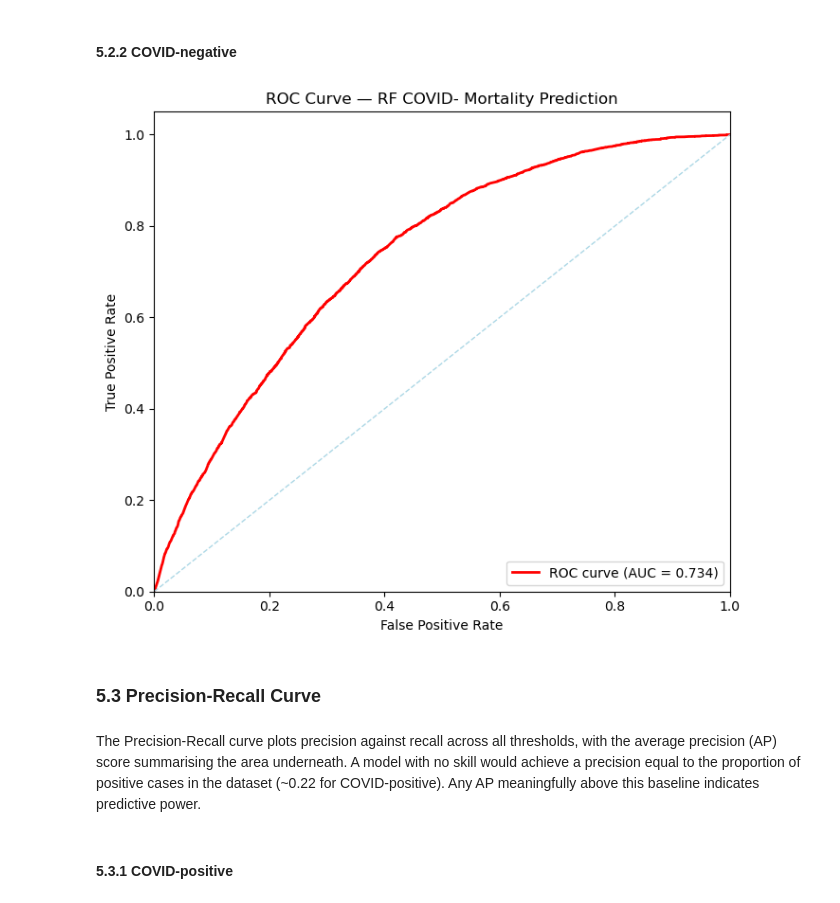
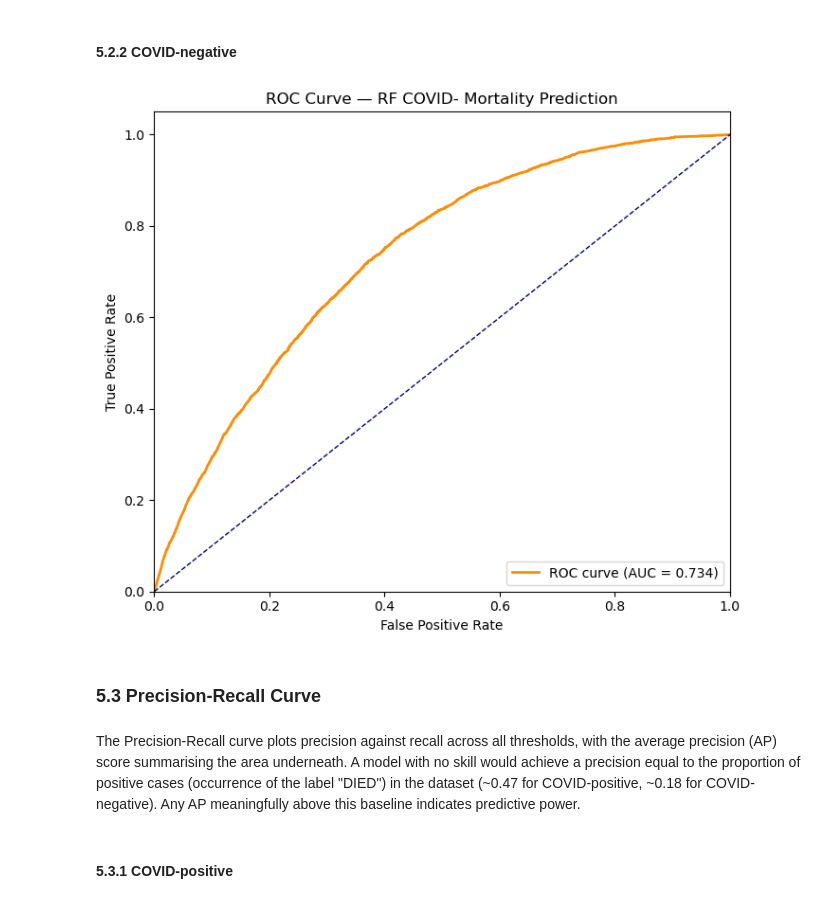
Before and after one commit to nicofontaine/Foundations-of-Data-Science, a Jupyter notebook: Random_forest_final.ipynb, the cells around one changed output. Cells and saved outputs as stored; diff of their text form; code cells hidden in the pictures.

```diff
--- a/Random_forest_final.ipynb
+++ b/Random_forest_final.ipynb
@@ -239,3 +216,29 @@ RandomForestClassifier(class_weight='balanced', max_depth=10, n_estimators=200,
                        n_jobs=-1, random_state=42)
 # %% [markdown]
 ### 4.2 COVID-negative
+# %%
+#Nested Cross-validation & Hyperparameter tuning
+outer_scores_neg = []
+best_params_list_neg = []
+
+#Outer loop
+for train_idx, valid_idx in outer_cv.split(X_train_neg, y_train_neg):
+    X_train_cv, X_valid_cv = X_train_neg.iloc[train_idx], X_train_neg.iloc[valid_idx]
+    y_train_cv, y_valid_cv = y_train_neg[train_idx], y_train_neg[valid_idx]
+
+    #Inner loop
+    grid_neg = GridSearchCV(
+        estimator=model,
+        param_grid=param_grid,
+        cv=inner_cv,
+        scoring="recall",
+        n_jobs=-1,
+        verbose=1
+    )
+
+    #Fit initial model
+    grid_neg.fit(X_train_cv, y_train_cv)
+
+    best_params_list_neg.append(grid_neg.best_params_)
+    y_pred_cv = grid_neg.best_estimator_.predict(X_valid_cv)
+    outer_scores_neg.append(recall_score(y_valid_cv, y_pred_cv))
@@ -242,7 +251,7 @@ RandomForestClassifier(class_weight='balanced', max_depth=10, n_estimators=200,
 # %%
-#Fit initial model
-grid_neg = grid.fit(X_train_neg, y_train_neg)
-
-print("Best hyperparameters:", grid_neg.best_params_)
-print("Best CV ROC-AUC:", grid_neg.best_score_)
+#Print results
+print("Recall per fold COVID-:", [f"{s:.3f}" for s in outer_scores_neg])
+print(f"Mean Recall: {np.mean(outer_scores_neg):.3f} ± {np.std(outer_scores_neg):.3f}")
+print("Best CV Recall:", grid_neg.best_score_)
+print("Best params per fold:", best_params_list_neg)
 # %% [output]
@@ -252,6 +262,6 @@ Best CV ROC-AUC: 0.7391256391891513
 # %%
 #Fit final model on full training set using the best hyperparameters
-best_model_neg = grid_neg.best_estimator_
+best_model_neg = RandomForestClassifier(random_state=42, n_jobs=-1, class_weight="balanced", **grid_neg.best_params_)
 best_model_neg.fit(X_train_neg, y_train_neg)
 # %% [output]
 RandomForestClassifier(class_weight='balanced', max_depth=10,
@@ -350,25 +360,25 @@ plt.show()
 # %%
 fpr_neg, tpr_neg, _ = roc_curve(y_test_neg, y_proba_neg)
 roc_auc_neg = auc(fpr_neg, tpr_neg)
 
 plt.figure(figsize=(7, 6))
-plt.plot(fpr_neg, tpr_neg, color='red', lw=2, label=f'ROC curve (AUC = {roc_auc_neg:.3f})')
-plt.plot([0, 1], [0, 1], color='lightblue', linestyle='--', lw=1)
+plt.plot(fpr_neg, tpr_neg, color='darkorange', lw=2, label=f'ROC curve (AUC = {roc_auc_neg:.3f})')
+plt.plot([0, 1], [0, 1], color='navy', linestyle='--', lw=1)
 plt.xlim([0.0, 1.0])
 plt.ylim([0.0, 1.05])
 plt.xlabel('False Positive Rate')
 plt.ylabel('True Positive Rate')
 plt.title('ROC Curve — RF COVID- Mortality Prediction')
 plt.legend(loc="lower right")
 plt.tight_layout()
 plt.savefig("roc_curve_neg.png", dpi=150)
 plt.show()
 # %% [output]
-[figure, old version]
+[figure, new version]
 # %% [markdown]
 ### 5.3 Precision-Recall Curve
 # %% [markdown]
-The Precision-Recall curve  plots precision against recall across all thresholds, with the average precision (AP) score summarising the area underneath. A model with no skill would achieve a precision equal to the proportion of positive cases in the dataset (~0.22 for COVID-positive). Any AP meaningfully above this baseline indicates predictive power.
+The Precision-Recall curve  plots precision against recall across all thresholds, with the average precision (AP) score summarising the area underneath. A model with no skill would achieve a precision equal to the proportion of positive cases (occurrence of the label "DIED") in the dataset (~0.47 for COVID-positive, ~0.18 for COVID-negative). Any AP meaningfully above this baseline indicates predictive power.
 # %% [markdown]
 #### 5.3.1 COVID-positive
 # %%
```
Also changed, not shown: parts of 39 cells of this notebook.
